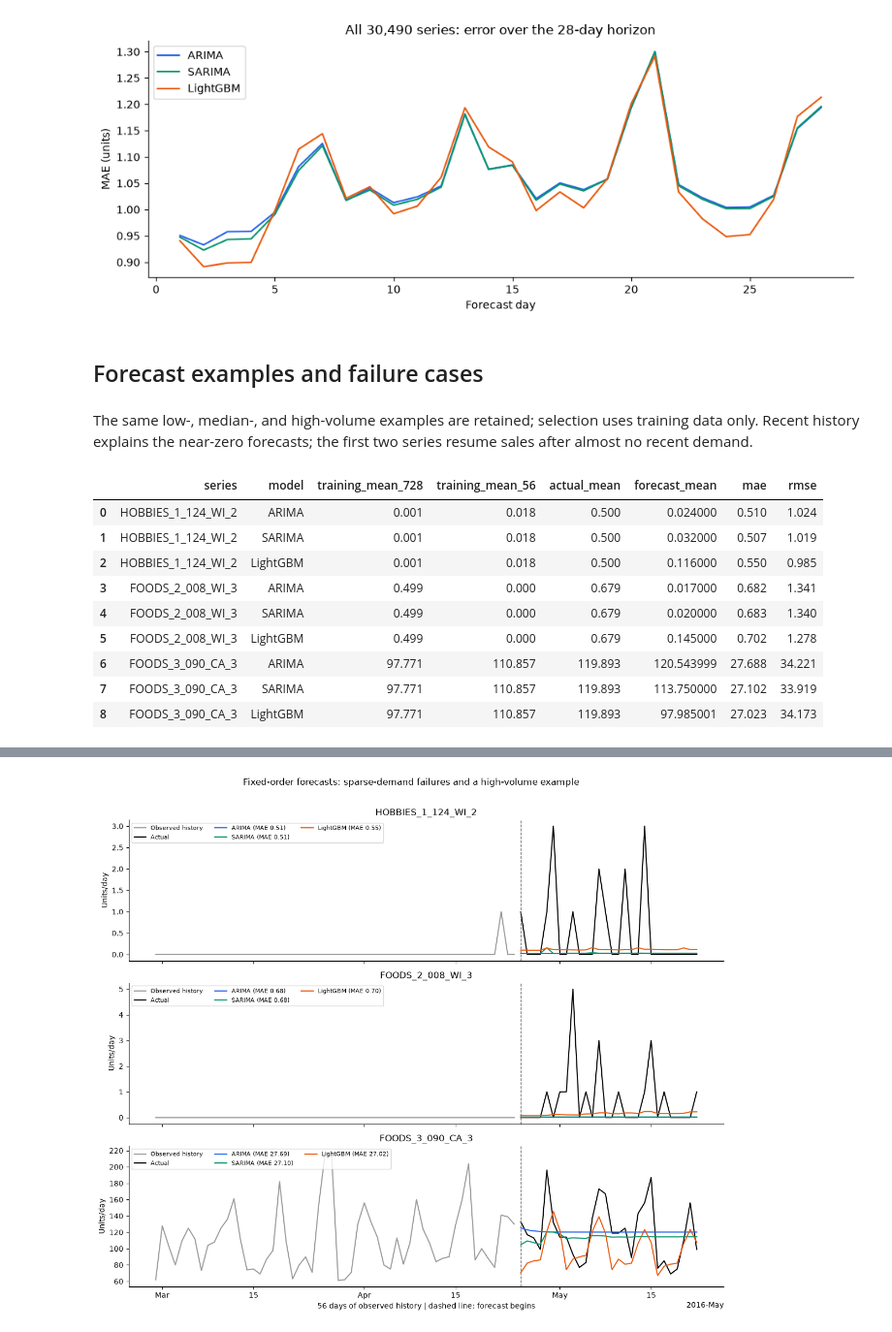
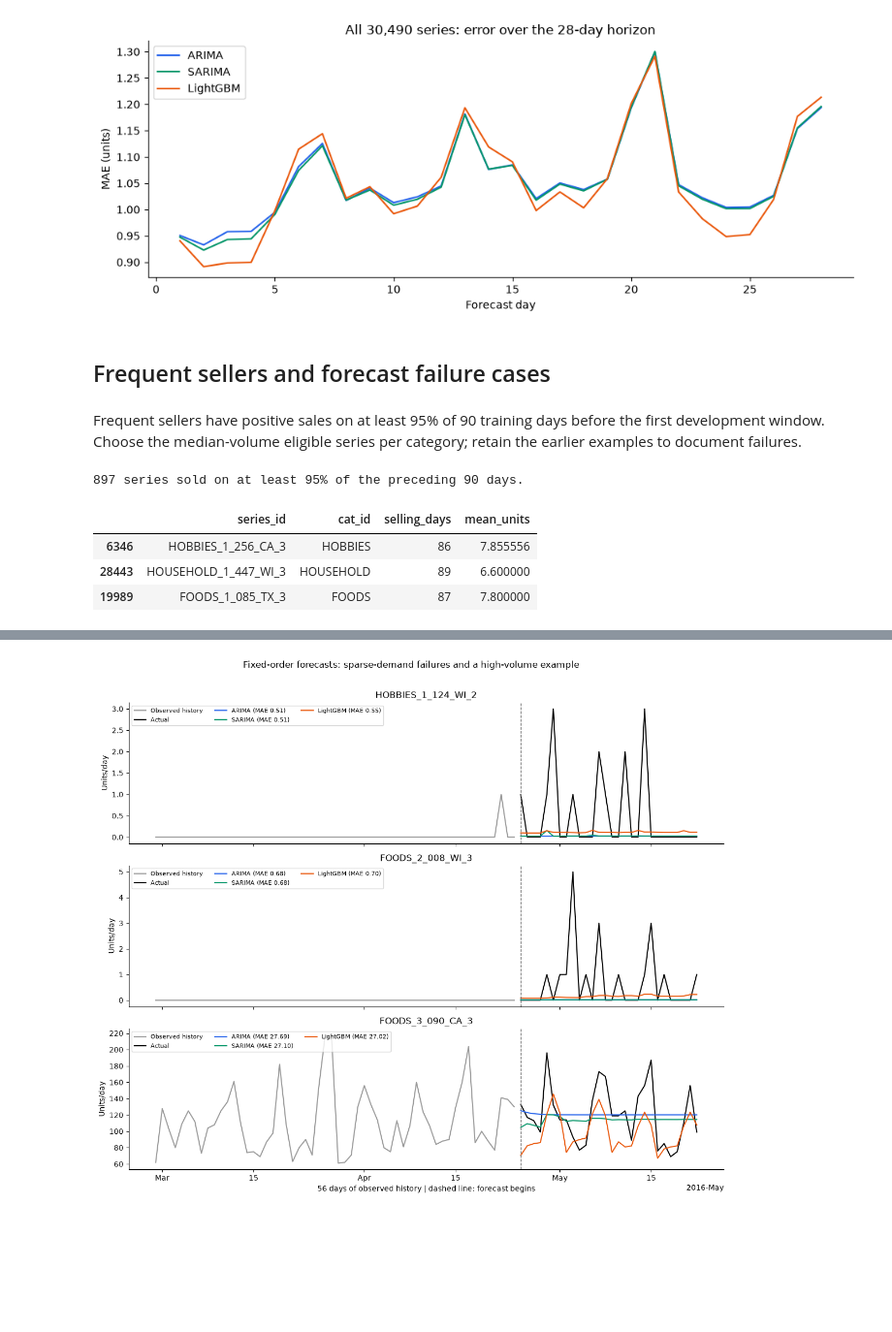
Before and after one commit to rebel47/Machine-Learning-Project, a Jupyter notebook: Project 1/notebooks/evaluation/04_error_analysis.ipynb, the cells around one changed output, grey strips where cells are left out. Shown at 97% size. Drawn from its saved outputs; the diff is of its cells as text; code cells hidden in the pictures; blank space fills up the shorter version.

```diff
--- a/Project 1/notebooks/evaluation/04_error_analysis.ipynb
+++ b/Project 1/notebooks/evaluation/04_error_analysis.ipynb
@@ -154,32 +154,28 @@ save_figure(data,'comparison_02_horizon')
 # %% [output]
 [figure]
 # %% [markdown]
-## Forecast examples and failure cases
+## Frequent sellers and forecast failure cases
 # %% [markdown]
-The same low-, median-, and high-volume examples are retained; selection uses training data only.
-Recent history explains the near-zero forecasts; the first two series resume sales after almost no recent demand.
+Frequent sellers have positive sales on at least 95% of 90 training days before the first development window.
+Choose the median-volume eligible series per category; retain the earlier examples to document failures.
-# %%
-ordered=panel.mean_training_sales.sort_values().index
-examples=[ordered[0],ordered[len(ordered)//2],ordered[-1]]
-example_records=[]
-for position in examples:
-    history=sales[panel_rows[position],cutoff-728:cutoff].astype('float64')
-    for name,values in predictions.items():
-        errors=values[position]-actual[position].astype('float64')
-        example_records.append(dict(series=panel.series_id.iloc[position],model=name,
-            training_mean_728=history.mean(),training_mean_56=history[-56:].mean(),
-            actual_mean=actual[position].mean(),forecast_mean=values[position].mean(),
-            mae=np.abs(errors).mean(),rmse=np.sqrt(np.mean(errors**2))))
-example_errors=pd.DataFrame(example_records)
-display(example_errors.round(3))
-# %% [output]
-|  | series | model | training_mean_728 | training_mean_56 | actual_mean | forecast_mean | mae | rmse |
-| 0 | HOBBIES_1_124_WI_2 | ARIMA | 0.001 | 0.018 | 0.500 | 0.024000 | 0.510 | 1.024 |
-| 1 | HOBBIES_1_124_WI_2 | SARIMA | 0.001 | 0.018 | 0.500 | 0.032000 | 0.507 | 1.019 |
-| 2 | HOBBIES_1_124_WI_2 | LightGBM | 0.001 | 0.018 | 0.500 | 0.116000 | 0.550 | 0.985 |
-| 3 | FOODS_2_008_WI_3 | ARIMA | 0.499 | 0.000 | 0.679 | 0.017000 | 0.682 | 1.341 |
-| 4 | FOODS_2_008_WI_3 | SARIMA | 0.499 | 0.000 | 0.679 | 0.020000 | 0.683 | 1.340 |
-| 5 | FOODS_2_008_WI_3 | LightGBM | 0.499 | 0.000 | 0.679 | 0.145000 | 0.702 | 1.278 |
-| 6 | FOODS_3_090_CA_3 | ARIMA | 97.771 | 110.857 | 119.893 | 120.543999 | 27.688 | 34.221 |
-| 7 | FOODS_3_090_CA_3 | SARIMA | 97.771 | 110.857 | 119.893 | 113.750000 | 27.102 | 33.919 |
-| 8 | FOODS_3_090_CA_3 | LightGBM | 97.771 | 110.857 | 119.893 | 97.985001 | 27.023 | 34.173 |
+# %%
+selection_end=min(config['development_cutoffs'])
+selection_history=sales[panel_rows,selection_end-90:selection_end]
+selling_rate=(selection_history>0).mean(axis=1)
+selection_mean=selection_history.mean(axis=1)
+eligible=selling_rate>=0.95
+frequent_examples=[]
+for category in ['HOBBIES','HOUSEHOLD','FOODS']:
+    candidates=np.flatnonzero(eligible & panel.cat_id.eq(category).to_numpy())
+    ranked=candidates[np.argsort(selection_mean[candidates],kind='stable')]
+    frequent_examples.append(int(ranked[len(ranked)//2]))
+print(f'{eligible.sum():,} series sold on at least 95% of the preceding 90 days.')
+display(panel.iloc[frequent_examples][['series_id','cat_id']].assign(
+    selling_days=(selection_history[frequent_examples]>0).sum(axis=1),
+    mean_units=selection_mean[frequent_examples]))
+# %% [output]
+897 series sold on at least 95% of the preceding 90 days.
+|  | series_id | cat_id | selling_days | mean_units |
+| 6346 | HOBBIES_1_256_CA_3 | HOBBIES | 86 | 7.855556 |
+| 28443 | HOUSEHOLD_1_447_WI_3 | HOUSEHOLD | 89 | 6.600000 |
+| 19989 | FOODS_1_085_TX_3 | FOODS | 87 | 7.800000 |
```
Also changed, not shown: parts of 6 cells of this notebook, 2 other files.
